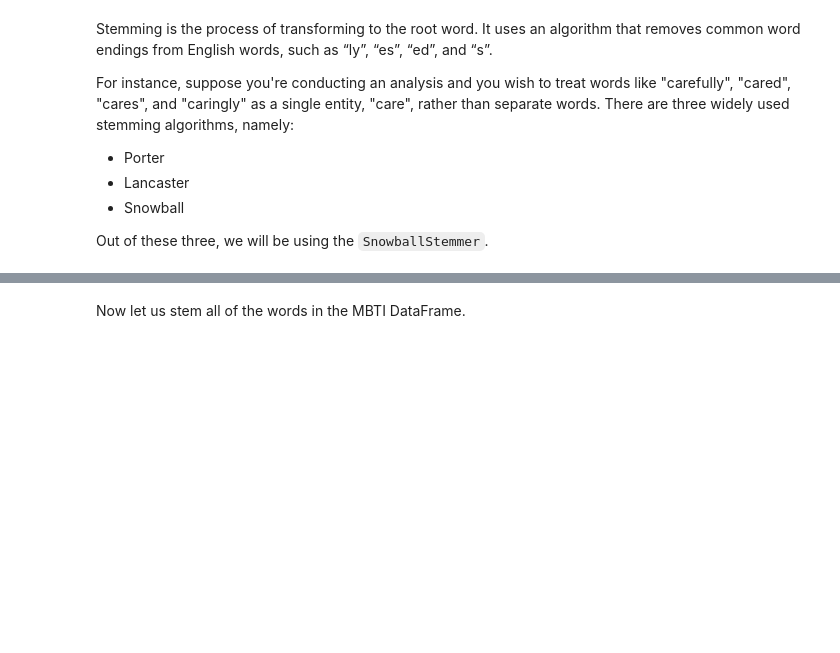
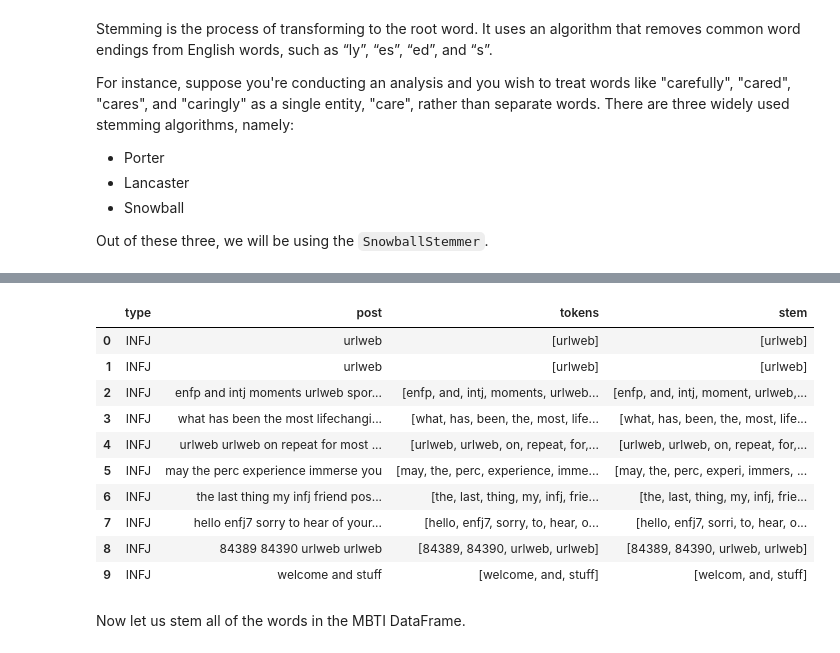
Before and after one commit to mut-rogers/Machine-Learning, a Jupyter notebook: Natural Language Processing - NLP/Introduction_to_NLP_and_cleaning_text_Examples.ipynb, the cells around one changed output, grey strips where cells are left out. Saved outputs shown, nothing was run; the diff lists cells and outputs as text; code cells hidden in the pictures; blank space fills up the shorter version.

```diff
--- a/Natural Language Processing - NLP/Introduction_to_NLP_and_cleaning_text_Examples.ipynb
+++ b/Natural Language Processing - NLP/Introduction_to_NLP_and_cleaning_text_Examples.ipynb
@@ -197,0 +368,4 @@ all_mbti['tokens'] = all_mbti['post'].apply(tokeniser.tokenize)
+# %%
+# Tokenization - Break large text into smaller units called tokens
+my_tokenizer = TreebankWordTokenizer()
+dataset["tokens"] = dataset.post.apply(my_tokenizer.tokenize)
@@ -221,3 +453,17 @@ for word in words.split():
+# %%
+dataset.head(10)
+# %% [output]
+|  | type | post | tokens | stem |
+| 0 | INFJ | urlweb | [urlweb] | [urlweb] |
+| 1 | INFJ | urlweb | [urlweb] | [urlweb] |
+| 2 | INFJ | enfp and intj moments urlweb spor... | [enfp, and, intj, moments, urlweb... | [enfp, and, intj, moment, urlweb,... |
+| 3 | INFJ | what has been the most lifechangi... | [what, has, been, the, most, life... | [what, has, been, the, most, life... |
+| 4 | INFJ | urlweb urlweb on repeat for most ... | [urlweb, urlweb, on, repeat, for,... | [urlweb, urlweb, on, repeat, for,... |
+| 5 | INFJ | may the perc experience immerse you | [may, the, perc, experience, imme... | [may, the, perc, experi, immers, ... |
+| 6 | INFJ | the last thing my infj friend pos... | [the, last, thing, my, infj, frie... | [the, last, thing, my, infj, frie... |
+| 7 | INFJ | hello enfj7 sorry to hear of your... | [hello, enfj7, sorry, to, hear, o... | [hello, enfj7, sorri, to, hear, o... |
+| 8 | INFJ | 84389 84390 urlweb urlweb | [84389, 84390, urlweb, urlweb] | [84389, 84390, urlweb, urlweb] |
+| 9 | INFJ | welcome and stuff | [welcome, and, stuff] | [welcom, and, stuff] |
 # %% [markdown]
 Now let us stem all of the words in the MBTI DataFrame.
 # %%
```
Also changed, not shown: parts of 47 cells of this notebook, 1 other file.
